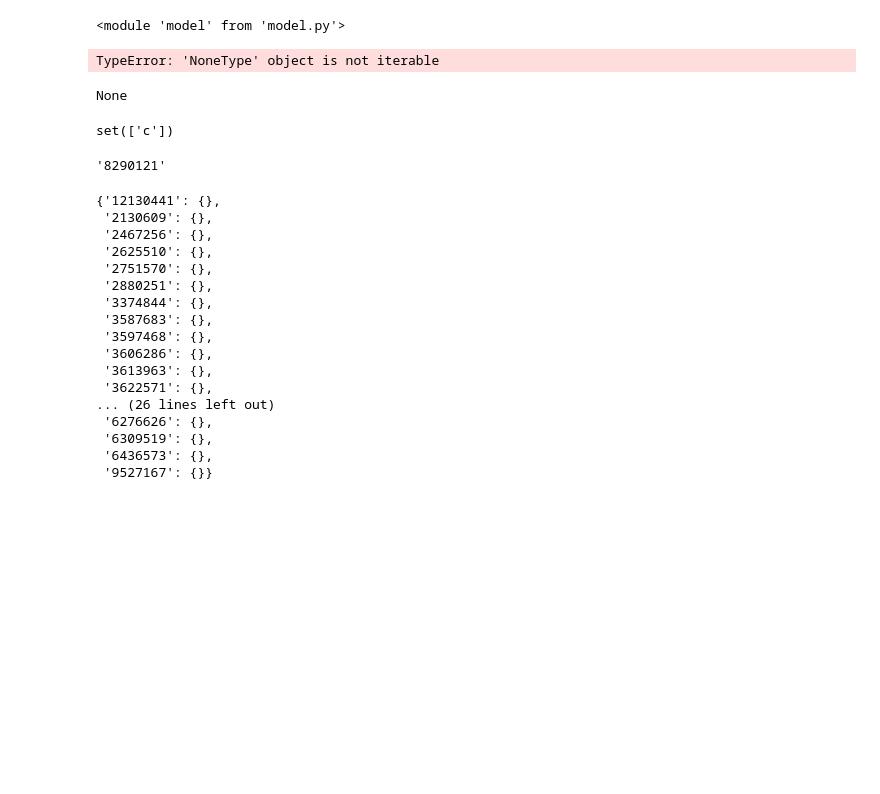
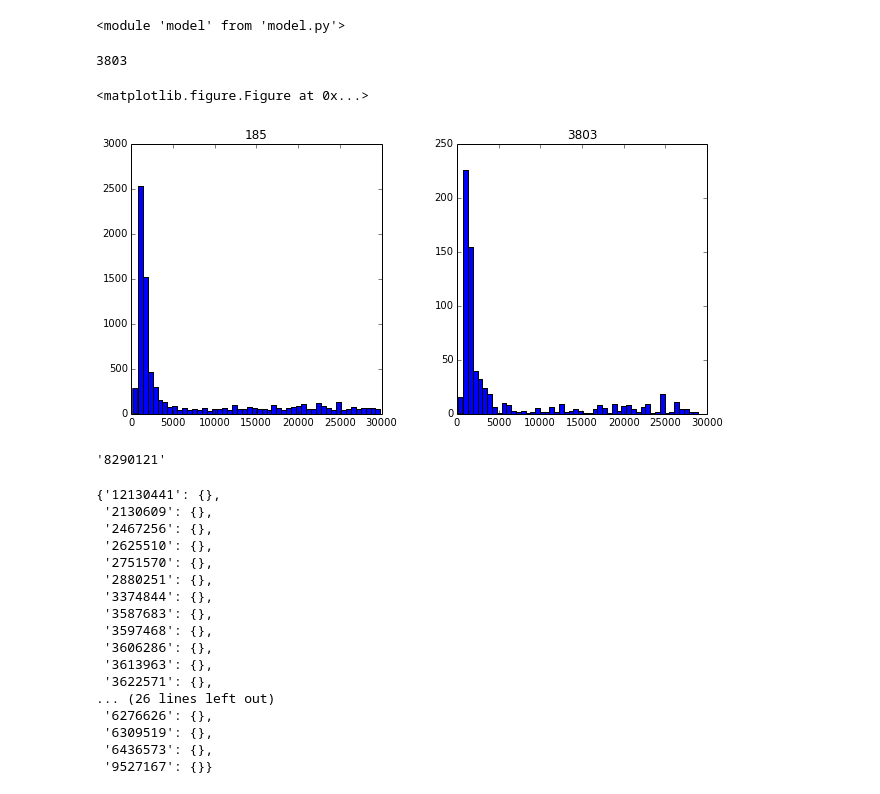
Before and after one commit to paulsef/zipfianpersonalproject, a Jupyter notebook: Untitled0.ipynb, the cells around one changed output. Cells and saved outputs as stored; diff of their text form; code cells hidden in the pictures; blank space fills up the shorter version.

```diff
--- a/Untitled0.ipynb
+++ b/Untitled0.ipynb
@@ -72,15 +71,16 @@ solutions, predictions, score = model.make_predictions(test_encoded, model = mod
 build model on invented class distribution
 '''
 reload(model)
-train, test = model.data()
+train, test = model.data(reencode = False)
 zero = model.dencode(0, one_off = True, decode = False)[0]
 one = model.dencode(1, one_off = True, decode = False)[0]
 # get the training set index
-subscriber_index = train[train['subscriber'] == zero].index
+subscriber_index = train[train['subscriber'] == one].index
+user_index = train[train['subscriber'] == zero].index
 # randomly select users
-chosen = random.sample(list(subscriber_index), sum(train['subscriber'] == zero))
+chosen = sample(list(user_index), len(subscriber_index))
 # create a new training set with equal parts subsriber and users
-new_train = train.ix[chosen].append(train[train['subscriber'] == one])
+new_train = train.ix[list(subscriber_index) + chosen]
 # train the new model
 mod, top_features = model.growforest(new_train, 100)
 # test on only users
@@ -95,28 +95,3 @@ solutions2, predictions2, score2 = model.make_predictions(subs, model = mod)
 false_neg = model.dencode(subs[predictions2 != 359], decode = True)
 # %%
 solutions3, predictions3, score3 = model.make_predictions(test, model = mod)
-# %%
-df1 = pd.read_csv('ssvout/0.ssv', na_values='None')
-df1 = df1.append(pd.read_csv('ssvout/5000.ssv', na_values='None'), ignore_index = True)
-df1 = df1.append(pd.read_csv('ssvout/10000.ssv', na_values='None'), ignore_index = True)
-df1 = df1.append(pd.read_csv('ssvout/15000.ssv', na_values='None'), ignore_index = True)
-df1 = df1.append(pd.read_csv('ssvout/20000.ssv', na_values='None'), ignore_index = True)
-df1 = df1.append(pd.read_csv('ssvout/25000.ssv', na_values='None'), ignore_index = True)
-#df2 = scrub(df1, to_drop)
-#test2 = scrub(test, to_drop)
-train_index = set(random.sample(df1.index,int(len(df1.index)*.7)))
-test_index = copy.copy(train_index)
-test_index = set(df1.index).difference_update(test_index)
-print test_index
-train = df1.iloc[list(train_index)]
-test = df1.iloc[list(test_index)]
-# %% [output]
-TypeError: 'NoneType' object is not iterable
-None
-# %%
-x = set(['a','b','c'])
-y = set(['b', 'a', 'd'])
-x.difference_update(y)
-print x
-# %% [output]
-set(['c'])
@@ -123,3 +101,18 @@ set(['c'])
+# %%
+# one class svm
+new_train =
+# %%
+subs = train[train['subscriber'] == one]
+users = train.ix[chosen]
+new_train['avg_diff_hours'].hist(by = new_train['subscriber'])
+#plt.figure()
+#subs['avg_diff_hours'].hist()
+#users['avg_diff_hours'].hist()
+print one
+# %% [output]
+3803
+<matplotlib.figure.Figure at 0x...>
+[figure, added]
 # %%
 import networkx as nx
 import graphan
```
Also changed, not shown: parts of 4 cells of this notebook, 4 other files.
